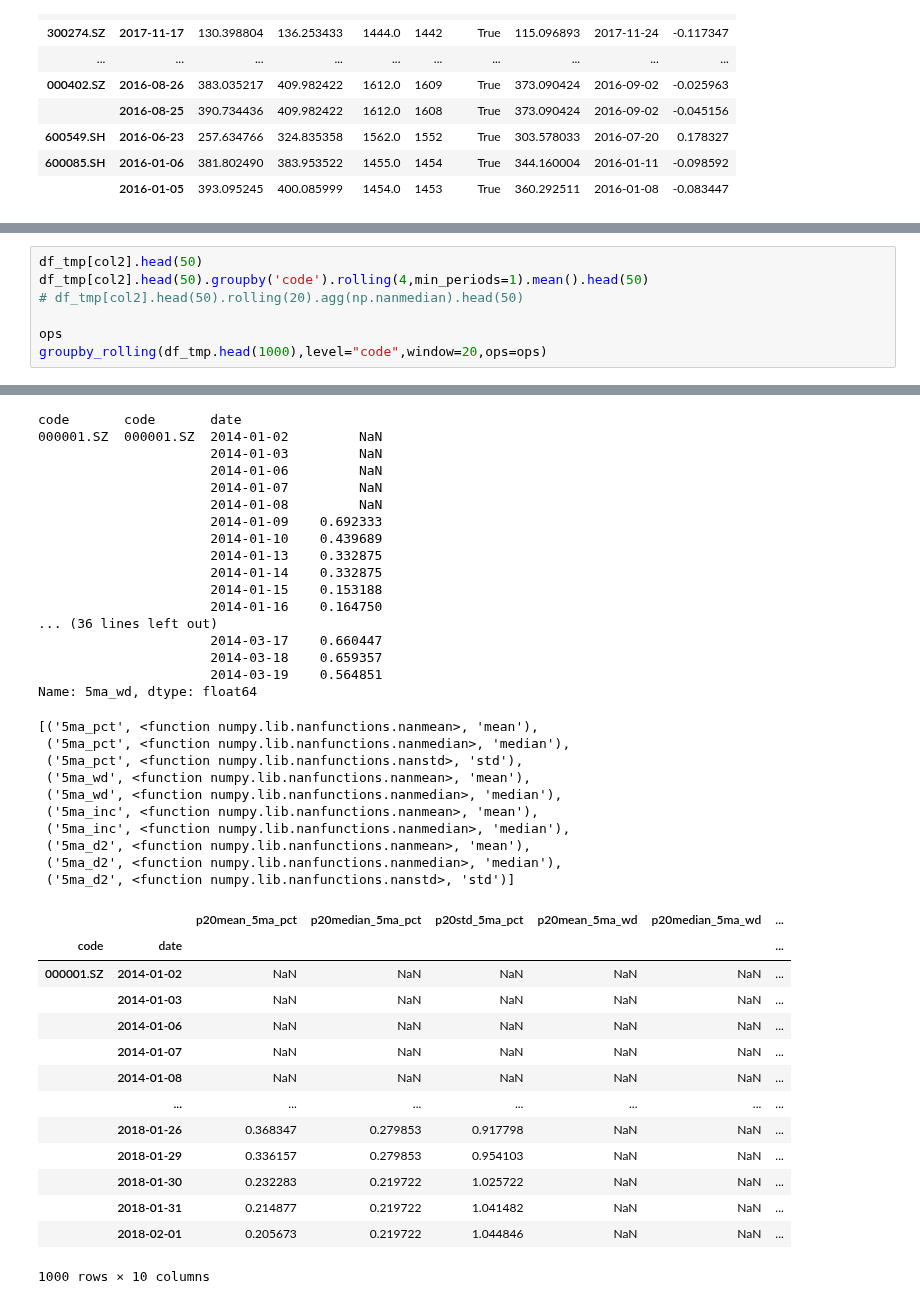
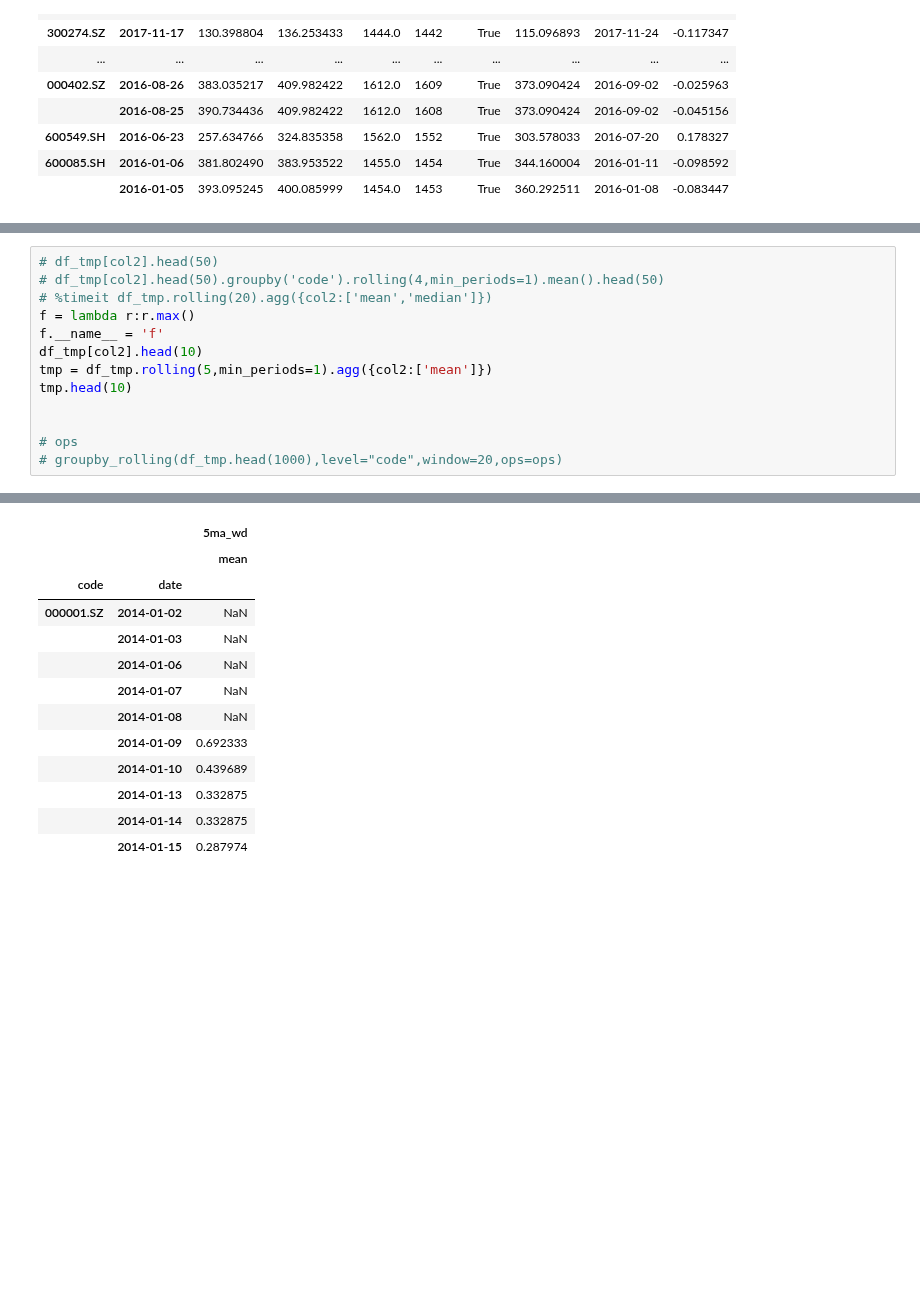
Before and after one commit to Bantorra0/Quant, a Jupyter notebook: Untitled1.ipynb, the cells around one changed output, grey strips where cells are left out. Saved outputs shown, nothing was run; the diff lists cells and outputs as text; blank space fills up the shorter version.

```diff
--- a/Untitled1.ipynb
+++ b/Untitled1.ipynb
@@ -820,10 +806,16 @@ groupby_rolling(df_tmp,level="code",window=20,ops=ops)
 # %%
-df_tmp[col2].head(50)
-df_tmp[col2].head(50).groupby('code').rolling(4,min_periods=1).mean().head(50)
-# df_tmp[col2].head(50).rolling(20).agg(np.nanmedian).head(50)
+# df_tmp[col2].head(50)
+# df_tmp[col2].head(50).groupby('code').rolling(4,min_periods=1).mean().head(50)
+# %timeit df_tmp.rolling(20).agg({col2:['mean','median']})
+f = lambda r:r.max()
+f.__name__ = 'f'
+df_tmp[col2].head(10)
+tmp = df_tmp.rolling(5,min_periods=1).agg({col2:['mean']})
+tmp.head(10)
 
-ops
-groupby_rolling(df_tmp.head(1000),level="code",window=20,ops=ops)
+
+# ops
+# groupby_rolling(df_tmp.head(1000),level="code",window=20,ops=ops)
 # %% [output]
 code       date
 000001.SZ  2014-01-02         NaN
@@ -844,44 +831,16 @@ code       date
 Name: 5ma_wd, dtype: float64
-code       code       date
-000001.SZ  000001.SZ  2014-01-02         NaN
-                      2014-01-03         NaN
-                      2014-01-06         NaN
-                      2014-01-07         NaN
-                      2014-01-08         NaN
-                      2014-01-09    0.692333
-                      2014-01-10    0.439689
-                      2014-01-13    0.332875
-                      2014-01-14    0.332875
-                      2014-01-15    0.153188
-                      2014-01-16    0.164750
-... (36 lines left out)
-                      2014-03-17    0.660447
-                      2014-03-18    0.659357
-                      2014-03-19    0.564851
-Name: 5ma_wd, dtype: float64
-[('5ma_pct', <function numpy.lib.nanfunctions.nanmean>, 'mean'),
- ('5ma_pct', <function numpy.lib.nanfunctions.nanmedian>, 'median'),
- ('5ma_pct', <function numpy.lib.nanfunctions.nanstd>, 'std'),
- ('5ma_wd', <function numpy.lib.nanfunctions.nanmean>, 'mean'),
- ('5ma_wd', <function numpy.lib.nanfunctions.nanmedian>, 'median'),
- ('5ma_inc', <function numpy.lib.nanfunctions.nanmean>, 'mean'),
- ('5ma_inc', <function numpy.lib.nanfunctions.nanmedian>, 'median'),
- ('5ma_d2', <function numpy.lib.nanfunctions.nanmean>, 'mean'),
- ('5ma_d2', <function numpy.lib.nanfunctions.nanmedian>, 'median'),
- ('5ma_d2', <function numpy.lib.nanfunctions.nanstd>, 'std')]
-|  |  | p20mean_5ma_pct | p20median_5ma_pct | p20std_5ma_pct | p20mean_5ma_wd | p20median_5ma_wd | ... |
-| code | date |  |  |  |  |  | ... |
-| 000001.SZ | 2014-01-02 | NaN | NaN | NaN | NaN | NaN | ... |
-|  | 2014-01-03 | NaN | NaN | NaN | NaN | NaN | ... |
-|  | 2014-01-06 | NaN | NaN | NaN | NaN | NaN | ... |
-|  | 2014-01-07 | NaN | NaN | NaN | NaN | NaN | ... |
-|  | 2014-01-08 | NaN | NaN | NaN | NaN | NaN | ... |
-|  | ... | ... | ... | ... | ... | ... | ... |
-|  | 2018-01-26 | 0.368347 | 0.279853 | 0.917798 | NaN | NaN | ... |
-|  | 2018-01-29 | 0.336157 | 0.279853 | 0.954103 | NaN | NaN | ... |
-|  | 2018-01-30 | 0.232283 | 0.219722 | 1.025722 | NaN | NaN | ... |
-|  | 2018-01-31 | 0.214877 | 0.219722 | 1.041482 | NaN | NaN | ... |
-|  | 2018-02-01 | 0.205673 | 0.219722 | 1.044846 | NaN | NaN | ... |
+|  |  | 5ma_wd |
+|  |  | mean |
+| code | date |  |
+| 000001.SZ | 2014-01-02 | NaN |
+|  | 2014-01-03 | NaN |
+|  | 2014-01-06 | NaN |
+|  | 2014-01-07 | NaN |
+|  | 2014-01-08 | NaN |
+|  | 2014-01-09 | 0.692333 |
+|  | 2014-01-10 | 0.439689 |
+|  | 2014-01-13 | 0.332875 |
+|  | 2014-01-14 | 0.332875 |
+|  | 2014-01-15 | 0.287974 |
-1000 rows × 10 columns
 # %%
 def groupby_rolling(df:pd.DataFrame,by=None,level=None,window=None,
```
Also changed, not shown: parts of 6 cells of this notebook, 1 other file.
